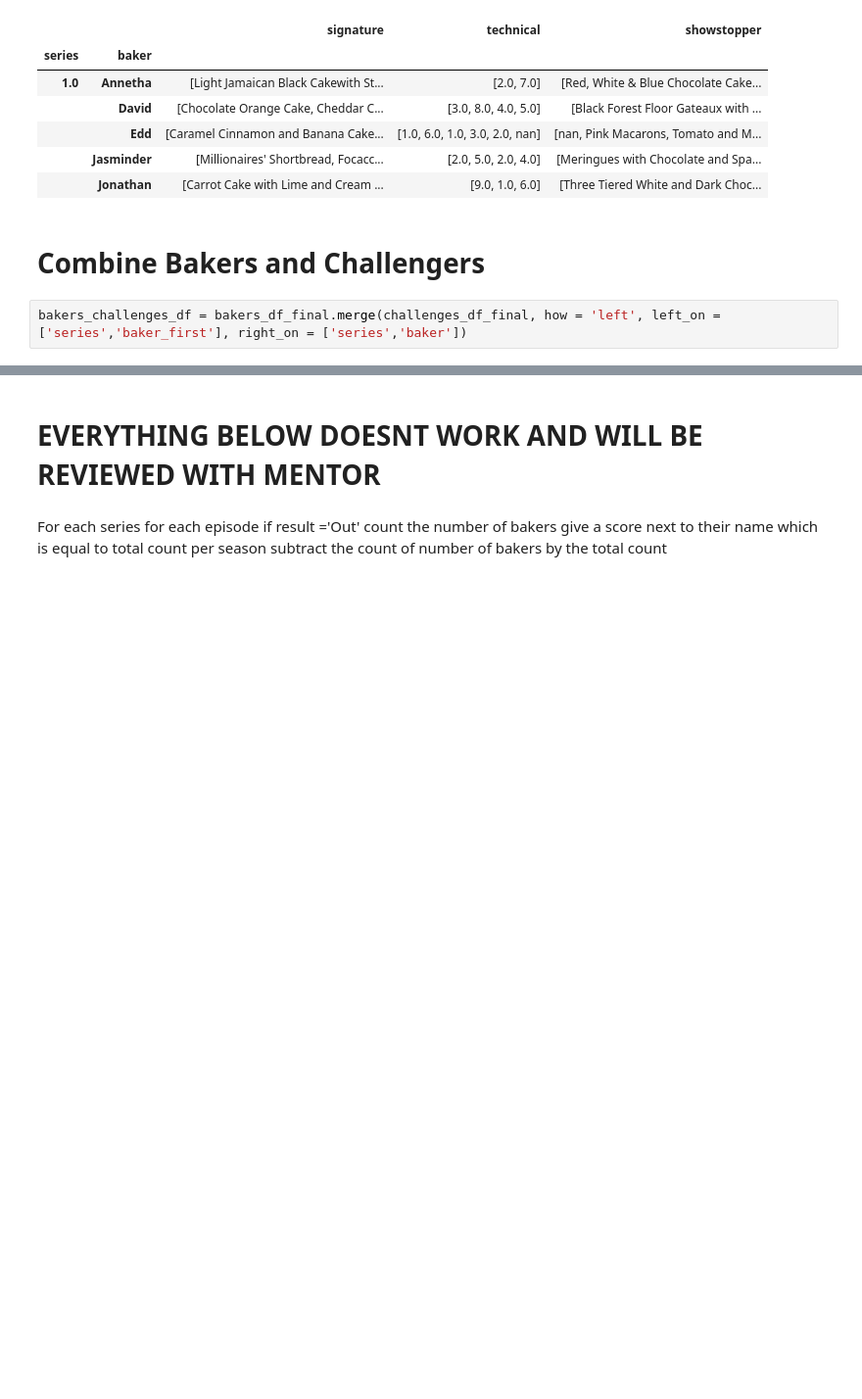
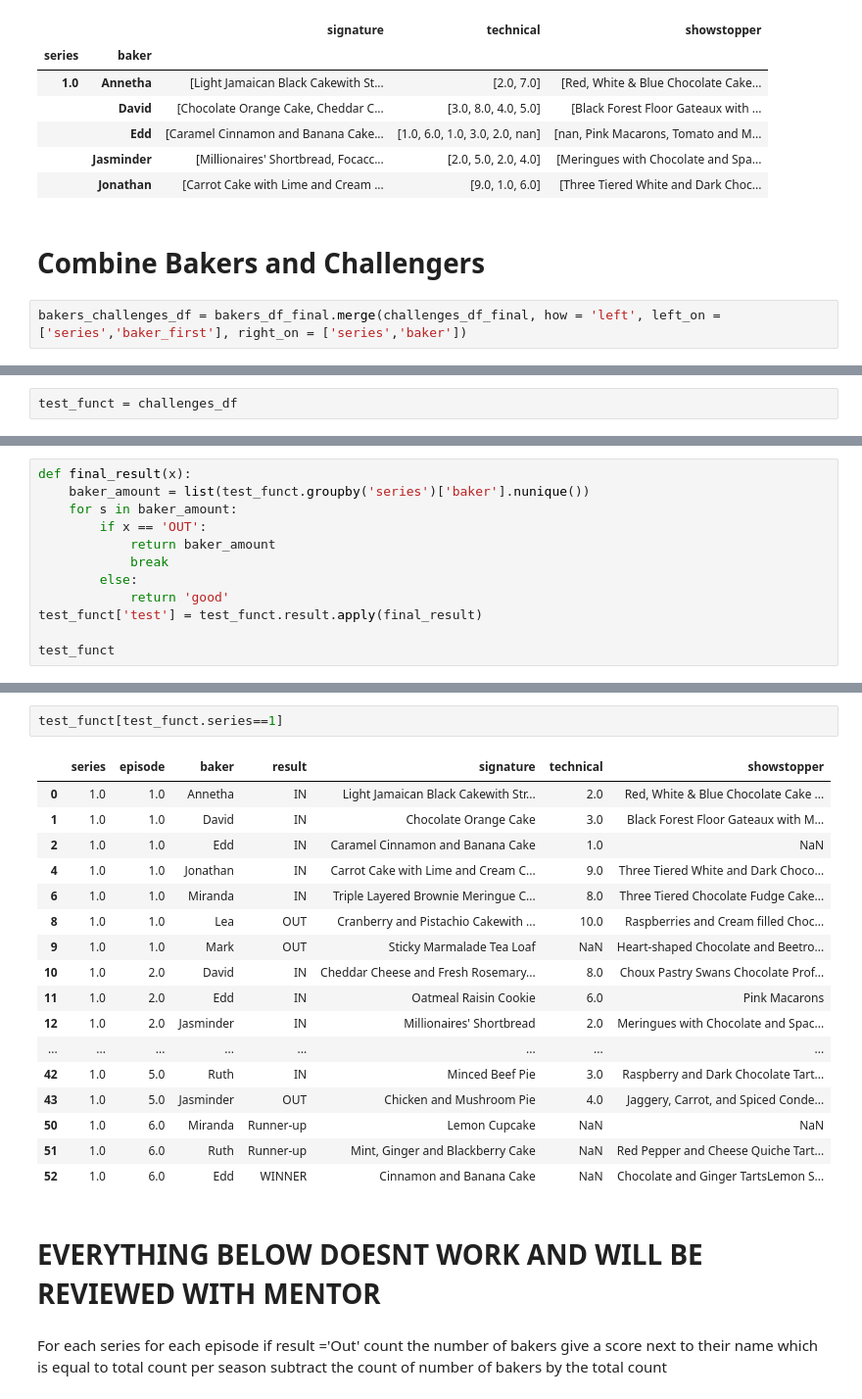
Before and after one commit to mgargiulo07/Capstone2, a Jupyter notebook: Cap_2_Data_Wrangling.ipynb, the cells around one changed output, grey strips where cells are left out. Shown at 98% size. Cells and saved outputs as stored; diff of their text form; blank space fills up the shorter version.

```diff
--- a/Cap_2_Data_Wrangling.ipynb
+++ b/Cap_2_Data_Wrangling.ipynb
@@ -194,0 +202,2 @@ bakers_challenges_df.head()
+# %%
+test_funct = challenges_df
@@ -194,0 +209,12 @@ bakers_challenges_df.head()
+# %%
+def final_result(x):
+    baker_amount = list(test_funct.groupby('series')['baker'].nunique())
+    for s in baker_amount:
+        if x == 'OUT':
+            return baker_amount
+            break
+        else:
+            return 'good'
+test_funct['test'] = test_funct.result.apply(final_result)
+
+test_funct
@@ -195,3 +252,23 @@ bakers_challenges_df.head()
+# %%
+test_funct[test_funct.series==1]
+# %% [output]
+|  | series | episode | baker | result | signature | technical | showstopper |
+| 0 | 1.0 | 1.0 | Annetha | IN | Light Jamaican Black Cakewith Str... | 2.0 | Red, White & Blue Chocolate Cake ... |
+| 1 | 1.0 | 1.0 | David | IN | Chocolate Orange Cake | 3.0 | Black Forest Floor Gateaux with M... |
+| 2 | 1.0 | 1.0 | Edd | IN | Caramel Cinnamon and Banana Cake | 1.0 | NaN |
+| 4 | 1.0 | 1.0 | Jonathan | IN | Carrot Cake with Lime and Cream C... | 9.0 | Three Tiered White and Dark Choco... |
+| 6 | 1.0 | 1.0 | Miranda | IN | Triple Layered Brownie Meringue C... | 8.0 | Three Tiered Chocolate Fudge Cake... |
+| 8 | 1.0 | 1.0 | Lea | OUT | Cranberry and Pistachio Cakewith ... | 10.0 | Raspberries and Cream filled Choc... |
+| 9 | 1.0 | 1.0 | Mark | OUT | Sticky Marmalade Tea Loaf | NaN | Heart-shaped Chocolate and Beetro... |
+| 10 | 1.0 | 2.0 | David | IN | Cheddar Cheese and Fresh Rosemary... | 8.0 | Choux Pastry Swans Chocolate Prof... |
+| 11 | 1.0 | 2.0 | Edd | IN | Oatmeal Raisin Cookie | 6.0 | Pink Macarons |
+| 12 | 1.0 | 2.0 | Jasminder | IN | Millionaires' Shortbread | 2.0 | Meringues with Chocolate and Spac... |
+| ... | ... | ... | ... | ... | ... | ... | ... |
+| 42 | 1.0 | 5.0 | Ruth | IN | Minced Beef Pie | 3.0 | Raspberry and Dark Chocolate Tart... |
+| 43 | 1.0 | 5.0 | Jasminder | OUT | Chicken and Mushroom Pie | 4.0 | Jaggery, Carrot, and Spiced Conde... |
+| 50 | 1.0 | 6.0 | Miranda | Runner-up | Lemon Cupcake | NaN | NaN |
+| 51 | 1.0 | 6.0 | Ruth | Runner-up | Mint, Ginger and Blackberry Cake | NaN | Red Pepper and Cheese Quiche Tart... |
+| 52 | 1.0 | 6.0 | Edd | WINNER | Cinnamon and Banana Cake | NaN | Chocolate and Ginger TartsLemon S... |
 # %% [markdown]
 # EVERYTHING BELOW DOESNT WORK AND WILL BE REVIEWED WITH MENTOR
 # %% [markdown]
```
Also changed, not shown: parts of 9 cells of this notebook.
